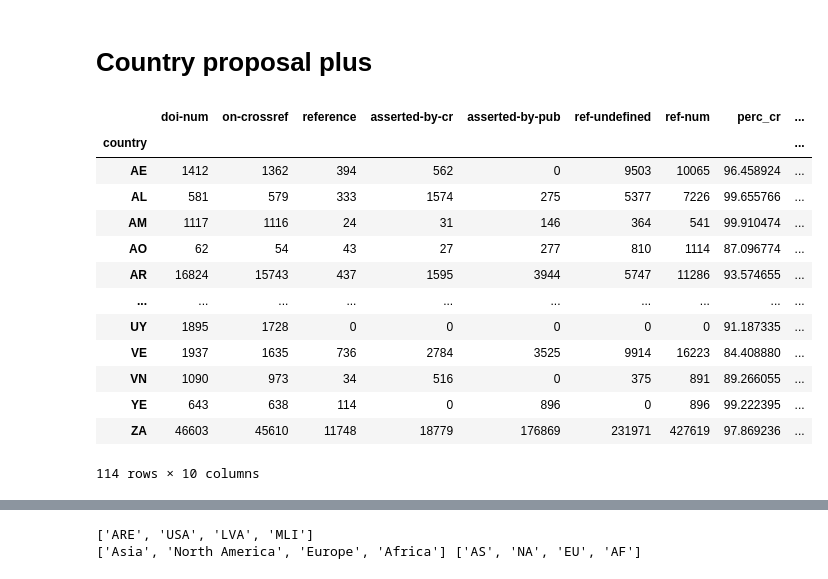
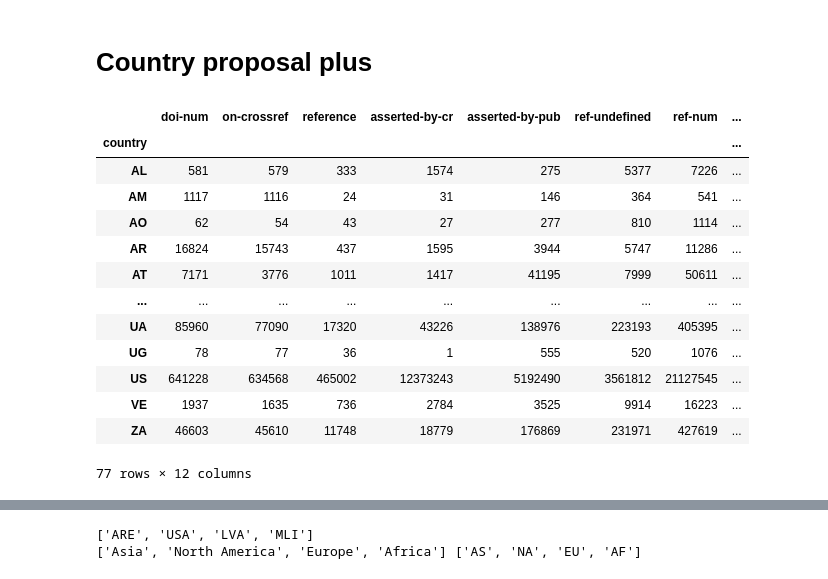
Before and after one commit to open-sci/2021-2022-la-chouffe-code, a Jupyter notebook: data_vizGiulia.ipynb, the cells around one changed output, grey strips where cells are left out. Saved outputs shown, nothing was run; the diff lists cells and outputs as text; code cells hidden in the pictures.

```diff
--- a/data_vizGiulia.ipynb
+++ b/data_vizGiulia.ipynb
@@ -61,18 +61,17 @@ import country_converter as coco
 frame = frame.groupby('country').sum()
 frame =frame.apply(lambda x: pd.to_numeric(x, errors='coerce'))
 frame['perc_cr'] = (frame['on-crossref']/frame['doi-num'])*100
+frame['country-name'] = coco.convert(names=frame.index, to="name")
+frame = frame[frame.perc_cr < 80]
 continent_name = []
 for x in frame.index:
     country_continent_code = pc.country_alpha2_to_continent_code(x)
     country_continent_name = pc.convert_continent_code_to_continent_name(country_continent_code)
     continent_name.append(country_continent_name)
 frame['continent'] = continent_name
-fig = px.scatter(frame,x=frame.index,y='perc_cr', color="continent",
+fig = px.scatter(frame,x="country-name",y='perc_cr', color="continent",
  labels={ "country": "Country", "perc_cr": "% DOIs on Crossref" },
  title="Percentage of DOIs registered on Crossref - by country.")
-
-for idx in range(len(fig.data)):
-    fig.data[idx].x = coco.convert(names=fig.data[idx].x, to="name")
 
 
 # fig.update_traces(marker_color='continent', marker_line_color='rgb(0, 224, 198)',
@@ -423,7 +420,7 @@ frame = frame.apply(lambda x: pd.to_numeric(x, errors='coerce'))
 frame = frame[(frame.year >= 1950)&(frame.year < 2022)]
 frame = frame.groupby('year').sum()
 frame['perc_ref_nodoi'] = (frame['ref-undefined']/frame['ref-num'])*100
-frame['perc_ref_doi'] = (frame['ref-num']/frame['ref-undefined'])*100
+frame['perc_ref_doi'] = 100 - frame['perc_ref_nodoi']
 fig = px.histogram(frame, x=frame.index, y= ['perc_ref_doi', 'perc_ref_nodoi'], histfunc='avg')
 fig.show()
 # %%
@@ -448 +511,27 @@ fig.show()
+# %%
+frame = frame.groupby('country').sum()
+frame =frame.apply(lambda x: pd.to_numeric(x, errors='coerce'))
+frame['perc_asserted_cr'] = (frame['asserted-by-cr']/frame['ref-num'])*100
+frame['perc_asserted_pub'] = (frame['asserted-by-pub']/frame['ref-num'])*100
+frame['perc_ref_nodoi'] = (frame['ref-undefined']/frame['ref-num'])*100
+frame['country-name'] = coco.convert(names=frame.index, to='name')
+continent_name = []
+
+for x in frame.index:
+    country_continent_code = pc.country_alpha2_to_continent_code(x)
+    country_continent_name = pc.convert_continent_code_to_continent_name(country_continent_code)
+    continent_name.append(country_continent_name)
+frame['continent'] = continent_name
+
+fig = px.histogram(frame, x='continent', y= ['perc_asserted_cr','perc_asserted_pub','perc_ref_nodoi'], histfunc='avg',
+labels={ "subject": "Research field"},
+title = "Reference assertion overviwe - by research field.")
+
+fig.update_layout(
+    font_family="sans-serif",
+    title_font_size=20,
+    font_size=10,
+    title = {'xanchor': 'center', 'y':0.9,'x':0.5},
+)
+fig.show()
 # %%
@@ -475,29 +557,32 @@ fig.show()
 # %%
 import pycountry_convert as pc
 newframe = frame.copy()
 newframe = newframe.groupby('country').sum()
-newframe['perc_cr'] = (newframe['on-crossref']/newframe['doi-num'])*100
+newframe['perc_asserted_cr'] = (newframe['asserted-by-cr']/newframe['ref-num'])*100
+newframe['perc_asserted_pub'] = (newframe['asserted-by-pub']/newframe['ref-num'])*100
 newframe['iso_alpha'] = coco.convert(names=newframe.index, to='ISO3')
-continent_code = []
+newframe['country-name'] = coco.convert(names=newframe.index, to='name')
 continent_name = []
 for x in newframe.index:
     country_continent_code = pc.country_alpha2_to_continent_code(x)
     country_continent_name = pc.convert_continent_code_to_continent_name(country_continent_code)
     continent_name.append(country_continent_name)
 newframe['continent'] = continent_name
+newframe = newframe[newframe['perc_asserted_cr'] > 0]
+newframe = newframe[newframe['perc_asserted_pub'] > 0]
 newframe
 # %% [output]
-|  | doi-num | on-crossref | reference | asserted-by-cr | asserted-by-pub | ref-undefined | ref-num | perc_cr | ... |
-| country |  |  |  |  |  |  |  |  | ... |
-| AE | 1412 | 1362 | 394 | 562 | 0 | 9503 | 10065 | 96.458924 | ... |
-| AL | 581 | 579 | 333 | 1574 | 275 | 5377 | 7226 | 99.655766 | ... |
-| AM | 1117 | 1116 | 24 | 31 | 146 | 364 | 541 | 99.910474 | ... |
-| AO | 62 | 54 | 43 | 27 | 277 | 810 | 1114 | 87.096774 | ... |
-| AR | 16824 | 15743 | 437 | 1595 | 3944 | 5747 | 11286 | 93.574655 | ... |
-| ... | ... | ... | ... | ... | ... | ... | ... | ... | ... |
-| UY | 1895 | 1728 | 0 | 0 | 0 | 0 | 0 | 91.187335 | ... |
-| VE | 1937 | 1635 | 736 | 2784 | 3525 | 9914 | 16223 | 84.408880 | ... |
-| VN | 1090 | 973 | 34 | 516 | 0 | 375 | 891 | 89.266055 | ... |
-| YE | 643 | 638 | 114 | 0 | 896 | 0 | 896 | 99.222395 | ... |
-| ZA | 46603 | 45610 | 11748 | 18779 | 176869 | 231971 | 427619 | 97.869236 | ... |
+|  | doi-num | on-crossref | reference | asserted-by-cr | asserted-by-pub | ref-undefined | ref-num | ... |
+| country |  |  |  |  |  |  |  | ... |
+| AL | 581 | 579 | 333 | 1574 | 275 | 5377 | 7226 | ... |
+| AM | 1117 | 1116 | 24 | 31 | 146 | 364 | 541 | ... |
+| AO | 62 | 54 | 43 | 27 | 277 | 810 | 1114 | ... |
+| AR | 16824 | 15743 | 437 | 1595 | 3944 | 5747 | 11286 | ... |
+| AT | 7171 | 3776 | 1011 | 1417 | 41195 | 7999 | 50611 | ... |
+| ... | ... | ... | ... | ... | ... | ... | ... | ... |
+| UA | 85960 | 77090 | 17320 | 43226 | 138976 | 223193 | 405395 | ... |
+| UG | 78 | 77 | 36 | 1 | 555 | 520 | 1076 | ... |
+| US | 641228 | 634568 | 465002 | 12373243 | 5192490 | 3561812 | 21127545 | ... |
+| VE | 1937 | 1635 | 736 | 2784 | 3525 | 9914 | 16223 | ... |
+| ZA | 46603 | 45610 | 11748 | 18779 | 176869 | 231971 | 427619 | ... |
-114 rows × 10 columns
+77 rows × 12 columns
```
Also changed, not shown: parts of 19 cells of this notebook.
